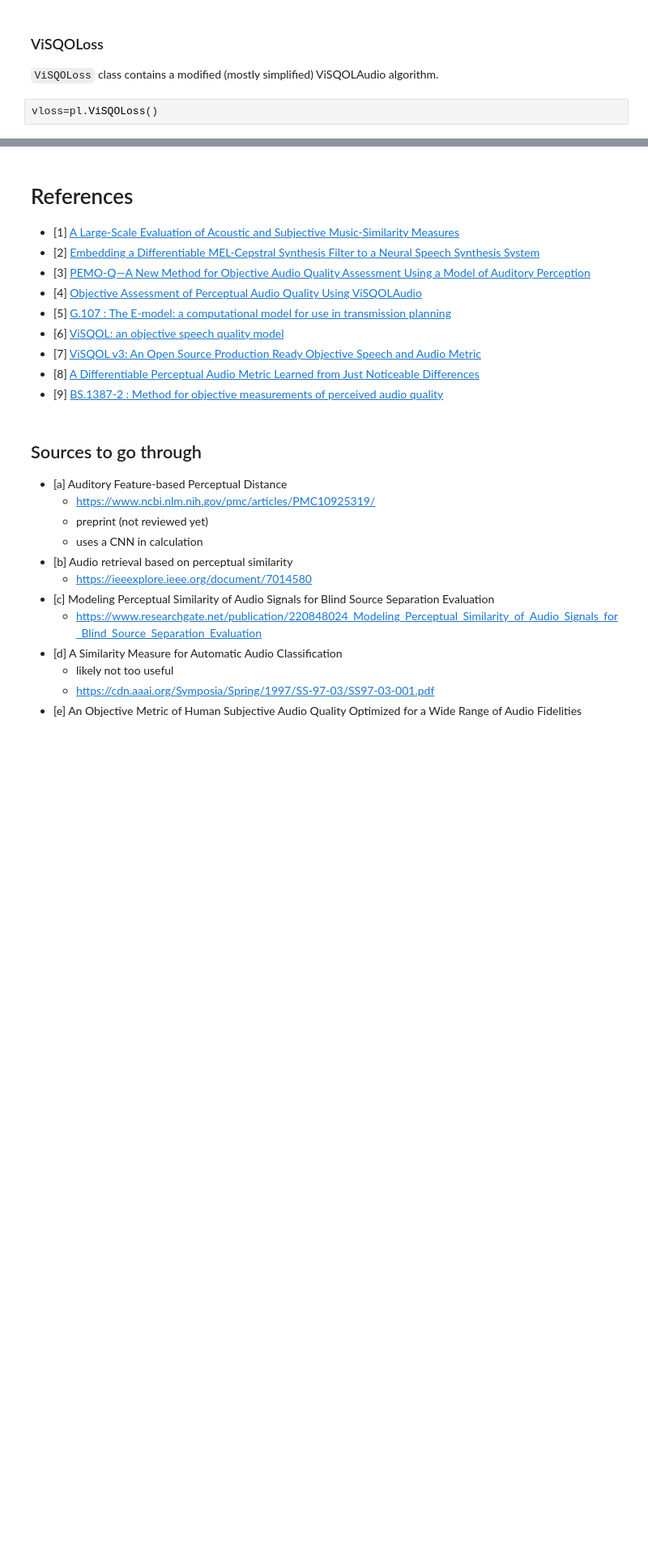
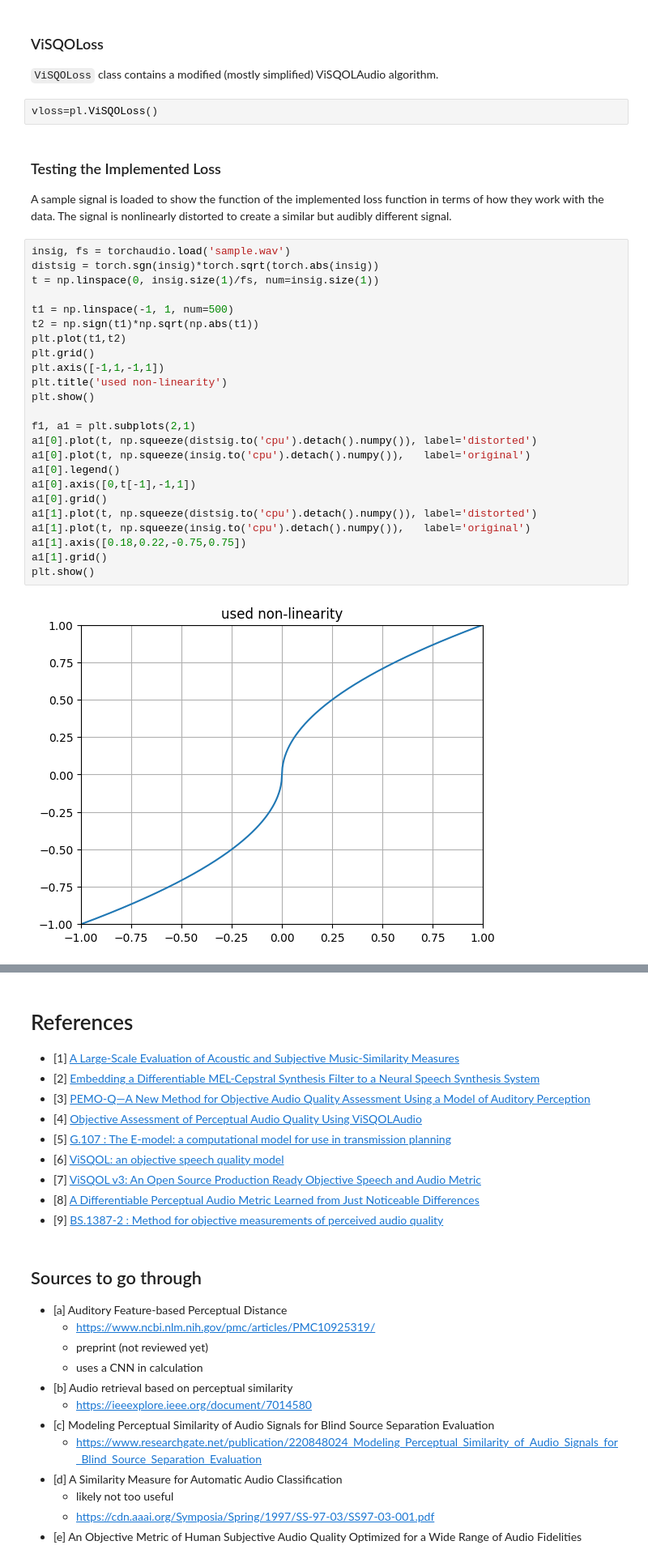
Before and after one commit to Mhuzvar/percloss, a Jupyter notebook: notes.ipynb, the cells around one changed output, grey strips where cells are left out. Shown: that part at 81% size. Drawn from its saved outputs; the diff is of its cells as text; blank space fills up the shorter version.

Commit message:
250611 added sample signal visualizations, started testing MseE

```diff
--- a/notes.ipynb
+++ b/notes.ipynb
@@ -234,3 +239,33 @@ pemoq=pl.PEMOQ()
 `ViSQOLoss` class contains a modified (mostly simplified) ViSQOLAudio algorithm.
 # %%
 vloss=pl.ViSQOLoss()
+# %% [markdown]
+### Testing the Implemented Loss
+
+A sample signal is loaded to show the function of the implemented loss function in terms of how they work with the data. The signal is nonlinearly distorted to create a similar but audibly different signal.
+# %%
+insig, fs = torchaudio.load('sample.wav')
+distsig = torch.sgn(insig)*torch.sqrt(torch.abs(insig))
+t = np.linspace(0, insig.size(1)/fs, num=insig.size(1))
+
+t1 = np.linspace(-1, 1, num=500)
+t2 = np.sign(t1)*np.sqrt(np.abs(t1))
+plt.plot(t1,t2)
+plt.grid()
+plt.axis([-1,1,-1,1])
+plt.title('used non-linearity')
+plt.show()
+
+f1, a1 = plt.subplots(2,1)
+a1[0].plot(t, np.squeeze(distsig.to('cpu').detach().numpy()), label='distorted')
+a1[0].plot(t, np.squeeze(insig.to('cpu').detach().numpy()),   label='original')
+a1[0].legend()
+a1[0].axis([0,t[-1],-1,1])
+a1[0].grid()
+a1[1].plot(t, np.squeeze(distsig.to('cpu').detach().numpy()), label='distorted')
+a1[1].plot(t, np.squeeze(insig.to('cpu').detach().numpy()),   label='original')
+a1[1].axis([0.18,0.22,-0.75,0.75])
+a1[1].grid()
+plt.show()
+# %% [output]
+[figure, added]
```
Also changed, not shown: parts of 5 cells of this notebook.
